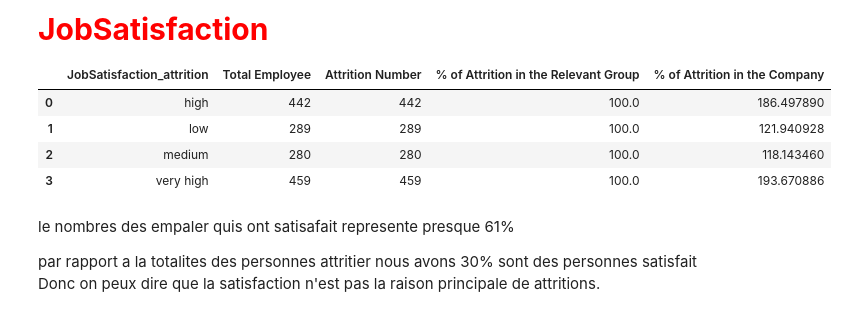
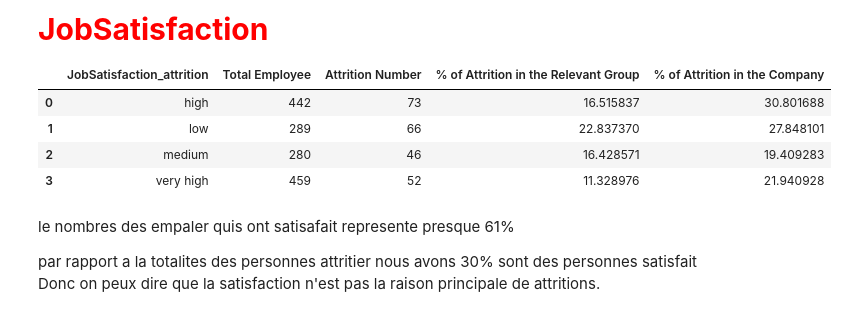
Before and after one commit to anass1209/MachineLearningProject, a Jupyter notebook: IBM HR Analytics Employee Attrition & Performance/modele.ipynb, the cells around one changed output. Saved outputs shown, nothing was run; the diff lists cells and outputs as text; code cells hidden in the pictures.

```diff
--- a/IBM HR Analytics Employee Attrition & Performance/modele.ipynb
+++ b/IBM HR Analytics Employee Attrition & Performance/modele.ipynb
@@ -108,0 +107,2 @@ data['Attrition'] = data['Attrition'].astype(bool).astype(int)
+# %%
+data['Attrition'] = data['Attrition'].apply(lambda x: 0 if x == 'No' else 1)
@@ -193,7 +202,7 @@ data.head()
 5 rows × 32 columns
 # %%
 # Create Feature Dataframe
-def table_data(x):
+def table_df(x):
     """
     This function creates dataframe for each feature in the dataset
     """
@@ -246,6 +255,8 @@ age_type_percentages = data['Age type'].value_counts(normalize=True) * 100
 
 # Print the percentages
 print(f"{age_type_percentages}round(2)%")
+
+data = data.drop(labels = ['Age type'], axis = 1)
 # %% [output]
 Age type
 Adult         36.734694
@@ -536,8 +530,7 @@ parmis tous les personnes qui ne aide pas boucoups dans l'entreprise nous avons
 # %% [markdown]
 <p style="color:red; font-weight:bold; font-size: 30px">JobLevel</p>
 # %%
-data['JobInvolvement_attrition'] = ['low' if x == 1 else 'medium' if x == 2 else 'high' if x == 3 else 'very high' for x in data['JobInvolvement']]
+data['JobLevel_attrition'] = ['low' if x == 1 else 'medium' if x == 2 else 'high' if x == 3 else 'very high' for x in data['JobLevel']]
 
-JobInvolvement_attrition = table_df('JobInvolvement_attrition')
-JobInvolvement_attrition
+table_df('JobLevel_attrition')
 # %% [output]
@@ -581,14 +571,13 @@ le poste de manager a le minimume valeurs des personnes qui sont travaille dans
 # %%
 data['JobSatisfaction_attrition'] = ['low' if x == 1 else 'medium' if x == 2 else 'high' if x == 3 else 'very high' for x in data['JobSatisfaction']]
 
-JobSatisfaction_attrition = table_df('JobSatisfaction_attrition')
-JobSatisfaction_attrition
+table_df('JobSatisfaction_attrition')
 # %% [output]
 |  | JobSatisfaction_attrition | Total Employee | Attrition Number | % of Attrition in the Relevant Group | % of Attrition in the Company |
-| 0 | high | 442 | 442 | 100.0 | 186.497890 |
-| 1 | low | 289 | 289 | 100.0 | 121.940928 |
-| 2 | medium | 280 | 280 | 100.0 | 118.143460 |
-| 3 | very high | 459 | 459 | 100.0 | 193.670886 |
+| 0 | high | 442 | 73 | 16.515837 | 30.801688 |
+| 1 | low | 289 | 66 | 22.837370 | 27.848101 |
+| 2 | medium | 280 | 46 | 16.428571 | 19.409283 |
+| 3 | very high | 459 | 52 | 11.328976 | 21.940928 |
 # %% [markdown]
 le nombres des empaler quis ont satisafait represente presque 61%
 
```
Also changed, not shown: parts of 117 cells of this notebook.
